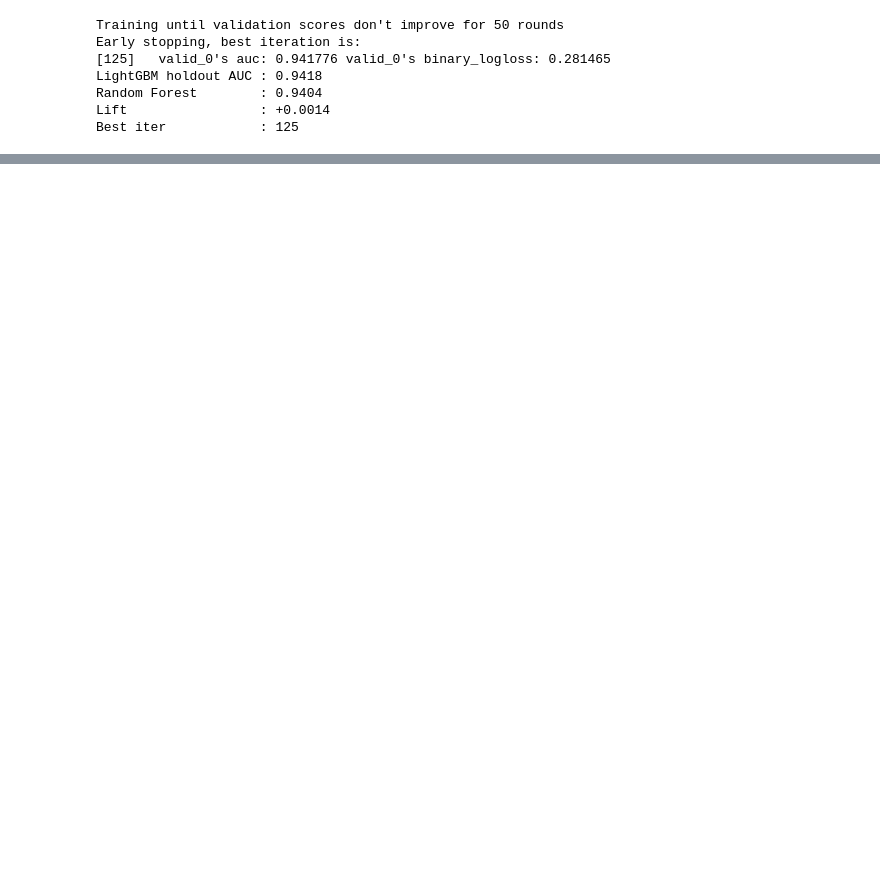
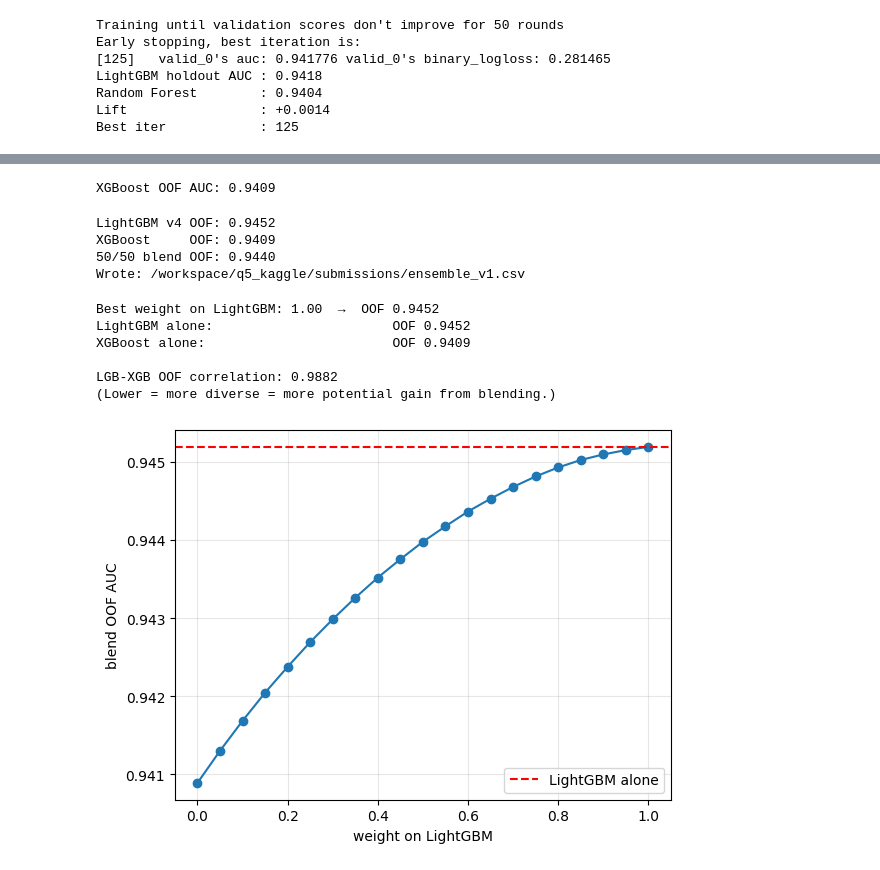
Before and after one commit to jasonsun96/AML_rep, a Jupyter notebook: q5_kaggle/baseline.ipynb, the cells around one changed output, grey strips where cells are left out. Cells and saved outputs as stored; diff of their text form; code cells hidden in the pictures; blank space fills up the shorter version.

Commit message:
kaggle for 6 may

```diff
--- a/q5_kaggle/baseline.ipynb
+++ b/q5_kaggle/baseline.ipynb
@@ -526,0 +675,65 @@ Item 1 (temporal) is next.
+# %%
+# Section 11b: refit XGBoost on full train, predict test
+xgb_iters = int(np.mean(cv_xgb["iters"]))
+xgb_final = xgb.XGBClassifier(
+    n_estimators=xgb_iters, learning_rate=0.05, max_depth=6,
+    min_child_weight=5, subsample=0.9, colsample_bytree=0.9,
+    reg_lambda=1.0, tree_method="hist", random_state=RANDOM_STATE,
+    n_jobs=-1, verbosity=0,
+)
+xgb_final.fit(X_combined_train_v3, y_train)
+xgb_test_prob = xgb_final.predict_proba(X_combined_test_v3)[:, 1]
+print(f"XGBoost OOF AUC: {roc_auc_score(y_train, cv_xgb['oof']):.4f}")
+# %% [output]
+XGBoost OOF AUC: 0.9409
+# %%
+# Section 12 — recovery version (no `study` object needed)
+ensemble_test = 0.5 * test_prob_v4 + 0.5 * xgb_test_prob
+ens_oof = 0.5 * lgbm_v4_oof + 0.5 * cv_xgb["oof"]
+
+print(f"LightGBM v4 OOF: {roc_auc_score(y_train, lgbm_v4_oof):.4f}")
+print(f"XGBoost     OOF: {roc_auc_score(y_train, cv_xgb['oof']):.4f}")
+print(f"50/50 blend OOF: {roc_auc_score(y_train, ens_oof):.4f}")
+
+sub = pd.DataFrame({"index": test["index"].values, "target": ensemble_test})
+sub.to_csv(SUB_DIR / "ensemble_v1.csv", index=False, float_format="%.6f")
+print(f"Wrote: {SUB_DIR/'ensemble_v1.csv'}")
+# %% [output]
+LightGBM v4 OOF: 0.9452
+XGBoost     OOF: 0.9409
+50/50 blend OOF: 0.9440
+Wrote: /workspace/q5_kaggle/submissions/ensemble_v1.csv
+# %%
+# Sweep blend weights — find the best mix
+weights = np.arange(0.0, 1.01, 0.05)
+results = []
+for w in weights:
+    blend = w * lgbm_v4_oof + (1 - w) * cv_xgb["oof"]
+    auc = roc_auc_score(y_train, blend)
+    results.append((w, auc))
+
+best_w, best_auc = max(results, key=lambda x: x[1])
+print(f"Best weight on LightGBM: {best_w:.2f}  →  OOF {best_auc:.4f}")
+print(f"LightGBM alone:                       OOF {roc_auc_score(y_train, lgbm_v4_oof):.4f}")
+print(f"XGBoost alone:                        OOF {roc_auc_score(y_train, cv_xgb['oof']):.4f}")
+
+# Correlation between the two models' OOF predictions — diversity check
+corr = np.corrcoef(lgbm_v4_oof, cv_xgb["oof"])[0, 1]
+print(f"\nLGB-XGB OOF correlation: {corr:.4f}")
+print("(Lower = more diverse = more potential gain from blending.)")
+
+# Quick visualization
+import matplotlib.pyplot as plt
+ws, aucs = zip(*results)
+plt.plot(ws, aucs, "o-")
+plt.axhline(roc_auc_score(y_train, lgbm_v4_oof), color="red", linestyle="--", label="LightGBM alone")
+plt.xlabel("weight on LightGBM"); plt.ylabel("blend OOF AUC")
+plt.legend(); plt.grid(alpha=0.3); plt.show()
+# %% [output]
+Best weight on LightGBM: 1.00  →  OOF 0.9452
+LightGBM alone:                       OOF 0.9452
+XGBoost alone:                        OOF 0.9409
+
+LGB-XGB OOF correlation: 0.9882
+(Lower = more diverse = more potential gain from blending.)
+[figure, added]
```
Also changed, not shown: parts of 57 cells of this notebook, 8 other files.
